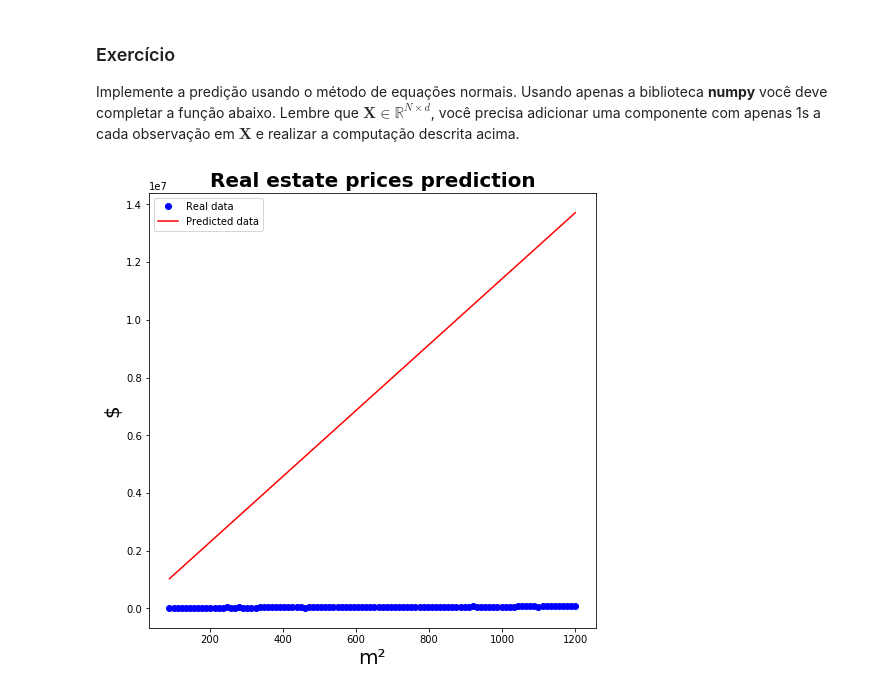
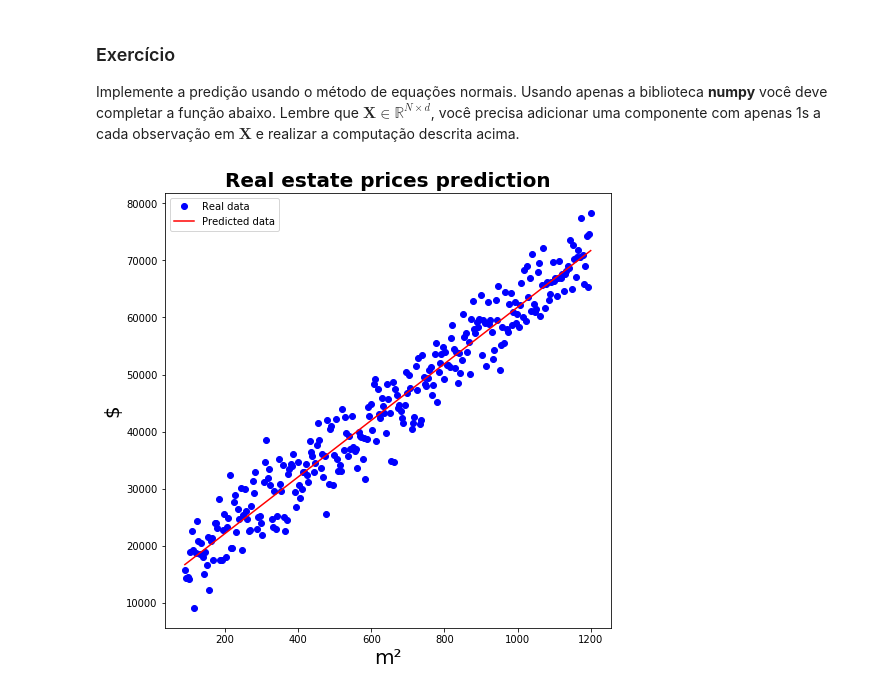
Before and after one commit to PaiZuZe/MAC0460-machineLearning, a Jupyter notebook: FirstAssignment/regressao_linear1.ipynb, the cells around one changed output. Saved outputs shown, nothing was run; the diff lists cells and outputs as text; code cells hidden in the pictures.

```diff
--- a/FirstAssignment/regressao_linear1.ipynb
+++ b/FirstAssignment/regressao_linear1.ipynb
@@ -106,32 +106,32 @@ Implemente a predição usando o método de equações normais. Usando apenas a
 # %%
 import util
 import numpy as np
 def normal_equation_prediction(X, y):
     """
     Calculates the prediction using the normal equation method.ddd
     You should add a new column with 1s.
 
     :param X: design matrix
     :type X: np.array
     :param y: regression targets
     :type y: np.array
     :return: prediction
     :rtype: np.array
     """
-    X = np.insert(X, 0, 1, axis = 1)
-    prediction = np.array([0 for i in X[0]])
-    prediction = np.matmul(np.linalg.pinv(X), y)
+    X = np.insert(X, 0, np.array([1 for i in X[0]]), axis = 1)
+    weitghts = (np.linalg.pinv(X) @ y).flatten()
+    prediction = np.array([weitghts @ i for i in X])
     X = np.delete(X, 0, axis = 1)
     return prediction
 
-X, y = util.get_hausing_prices_data(100, verbose = False)
+X, y = util.get_hausing_prices_data(300, verbose = False)
 prediction = normal_equation_prediction(X, y)
 util.plot_points_regression(X,
                            y,
                            title='Real estate prices prediction',
                            xlabel="m\u00b2",
                            ylabel='$',
                            prediction=prediction,
                            legend=True)
 # %% [output]
-[figure, old version]
+[figure, new version]
```
Also changed, not shown: 1 other file.
